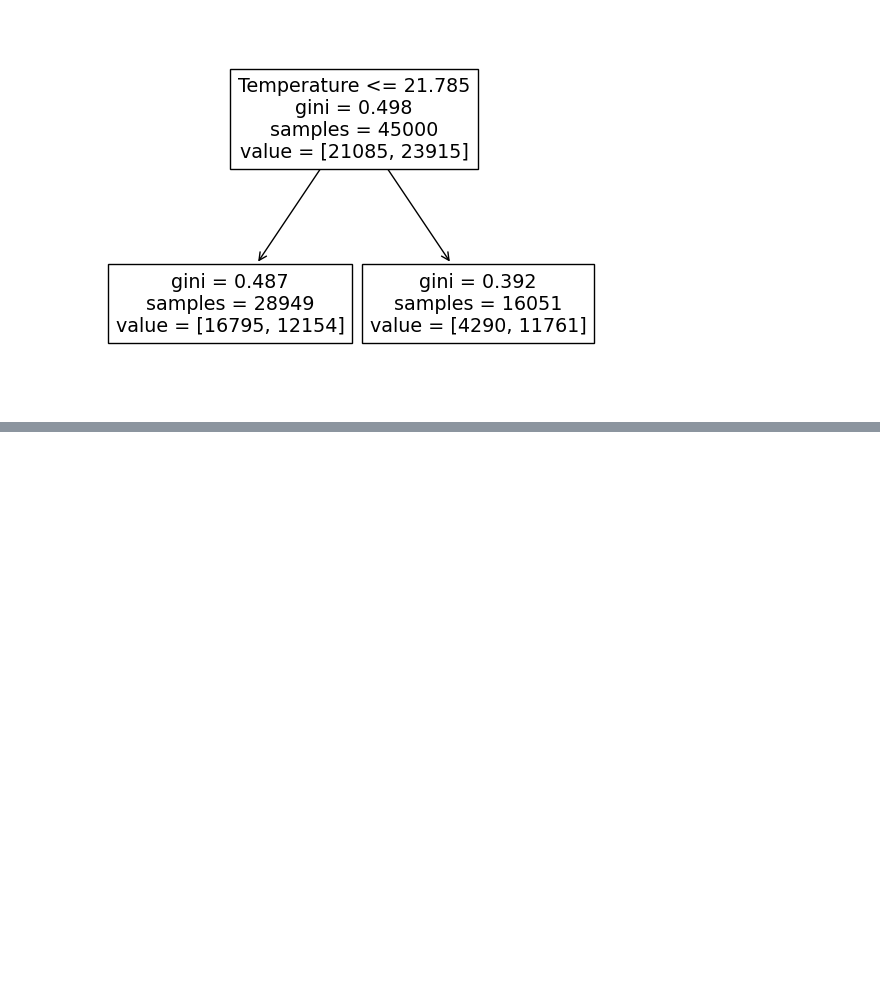
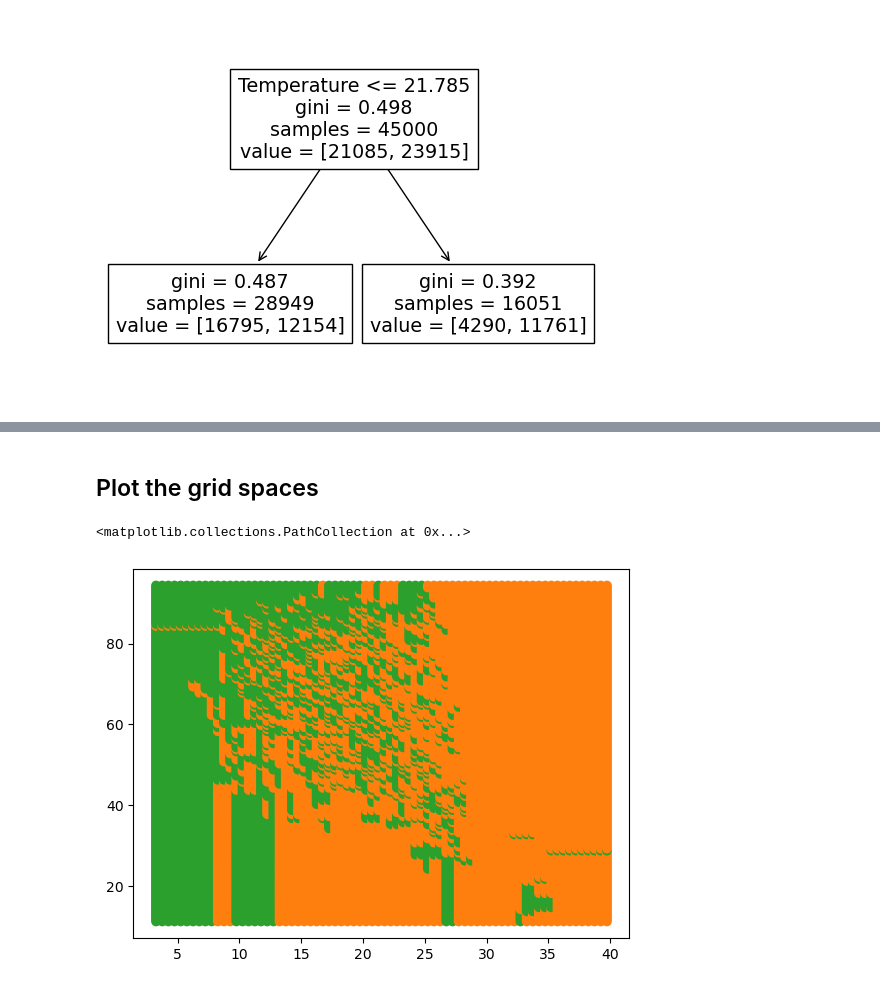
Before and after one commit to zhu-jun-ting/IS-327, a Jupyter notebook: week3.ipynb, the cells around one changed output, grey strips where cells are left out. Saved outputs shown, nothing was run; the diff lists cells and outputs as text; code cells hidden in the pictures; blank space fills up the shorter version.

```diff
--- a/week3.ipynb
+++ b/week3.ipynb
@@ -124,0 +150,52 @@ tree.plot_tree(model, feature_names=features)
+# %% [markdown]
+## Plot the grid spaces
+# %%
+# np.arange(0, 100, .5)
+
+train_df = df.iloc[:45000]
+test_df = df.iloc[45000:]
+
+min_leaf = 1
+
+model = tree.DecisionTreeClassifier(min_samples_leaf=min_leaf)
+features = ['Temperature', 'Humidity']
+label = ['zone 1 consume more']
+
+train_X = train_df[features]
+train_y = train_df[label]
+test_X = test_df[features]
+test_y = test_df[label]
+
+model.fit(train_X, train_y)
+
+preds = model.predict(test_X)
+kappa = metrics.cohen_kappa_score(preds, test_y)
+
+# print('score: ', kappa, ' | ( min leaf = ', min_leaf, ').')
+
+# plt.figure(dpi=300, figsize=(5, 5))
+# _ = tree.plot_tree(model, feature_names=features, filled=True)
+
+# PLOT
+
+# plt.scatter([], [])
+
+temps = []
+hums = []
+for temp in np.arange(df.Temperature.min(), df.Temperature.max(), .5):
+    for hum in np.arange(df.Humidity.min(), df.Humidity.max(), .5):
+        temps.append(temp)
+        hums.append(hum)
+
+grid_df = pd.DataFrame({
+    'Temperature': temps,
+    'Humidity': hums
+})
+
+sss = model.predict(grid_df)
+
+colors = ['C1' if p else 'C2' for p in sss]
+plt.scatter(grid_df.Temperature, grid_df.Humidity, c=colors)
+# %% [output]
+<matplotlib.collections.PathCollection at 0x...>
+[figure, added]
```
Also changed, not shown: parts of 3 cells of this notebook, 13 other files.
